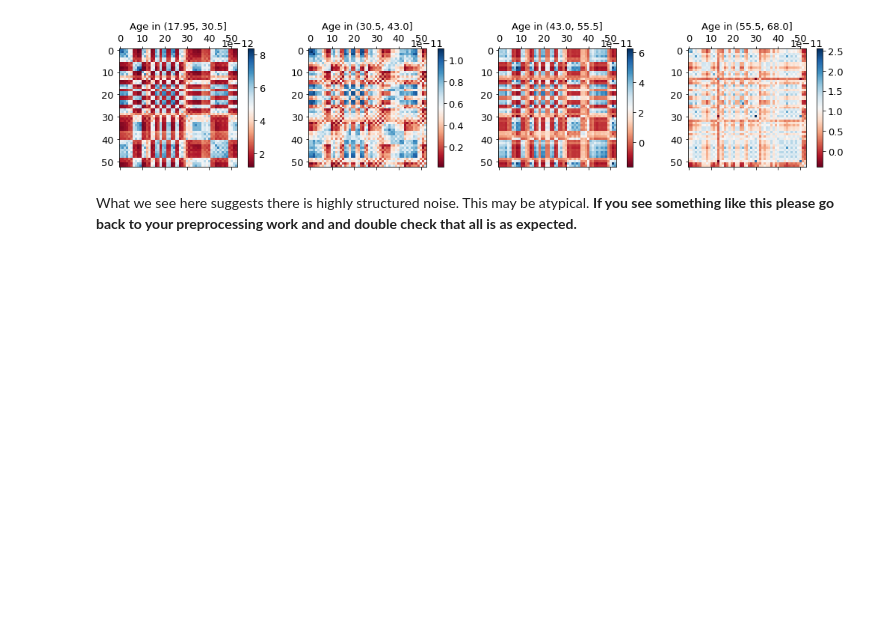
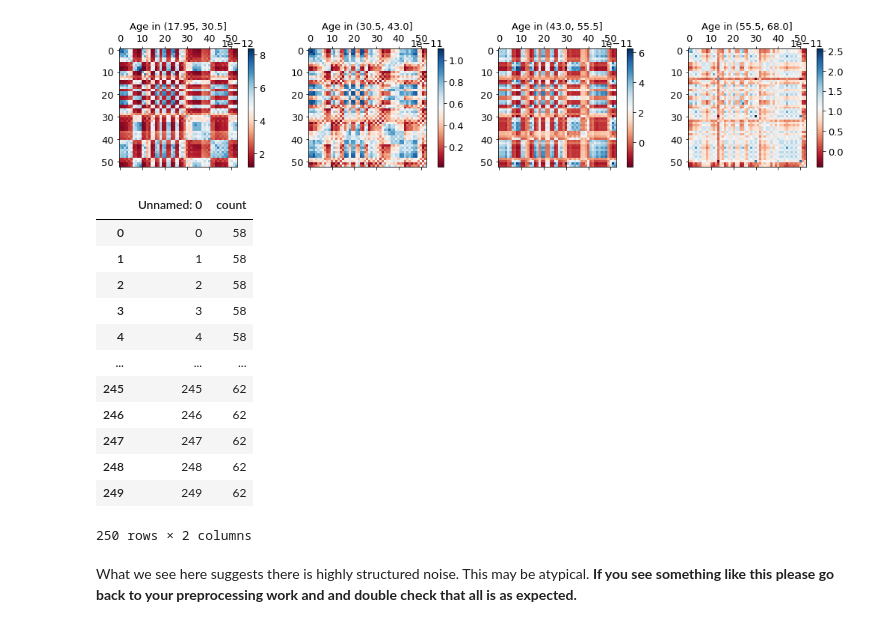
Before and after one commit to dengemann/eeg-pred-modeling-summer-school, a Jupyter notebook: plot_build_a_more_advanced_model.ipynb, the cells around one changed output. Cells and saved outputs as stored; diff of their text form; code cells hidden in the pictures; blank space fills up the shorter version.

```diff
--- a/plot_build_a_more_advanced_model.ipynb
+++ b/plot_build_a_more_advanced_model.ipynb
@@ -113,6 +113,24 @@ for ii, (key, inds) in enumerate(train_cases.groupby('age_group').groups.items()
 fig.tight_layout()
 # %% [output]
 [figure]
+# %%
+ch_counts = pd.read_csv('./outputs/channel_counts.csv')
+
+ch_counts
+# %% [output]
+|  | Unnamed: 0 | count |
+| 0 | 0 | 58 |
+| 1 | 1 | 58 |
+| 2 | 2 | 58 |
+| 3 | 3 | 58 |
+| 4 | 4 | 58 |
+| ... | ... | ... |
+| 245 | 245 | 62 |
+| 246 | 246 | 62 |
+| 247 | 247 | 62 |
+| 248 | 248 | 62 |
+| 249 | 249 | 62 |
+250 rows × 2 columns
 # %% [markdown]
 What we see here suggests there is highly structured noise. This may be atypical. **If you see something like this please go back to your preprocessing work and and double check that all is as expected.**
 # %% [markdown]
```
